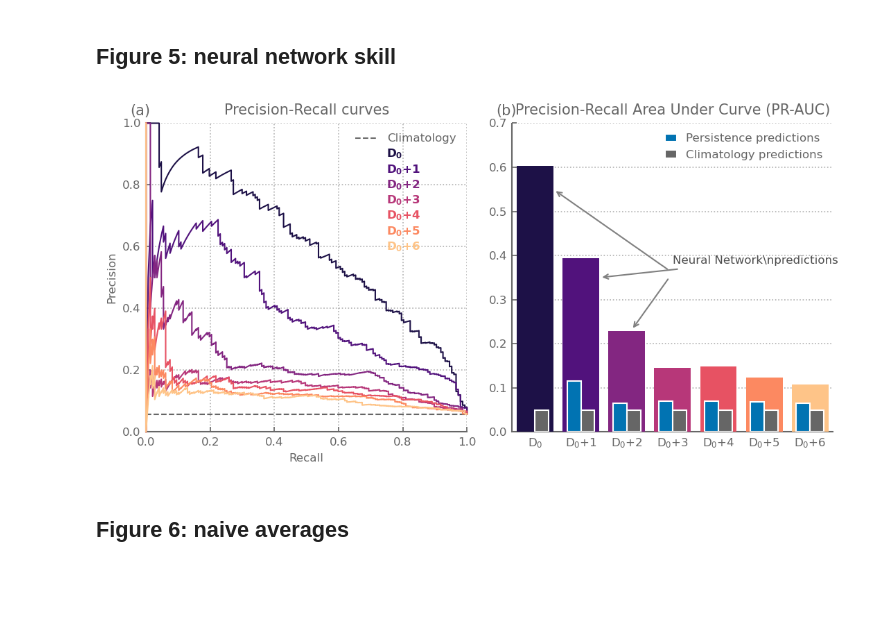
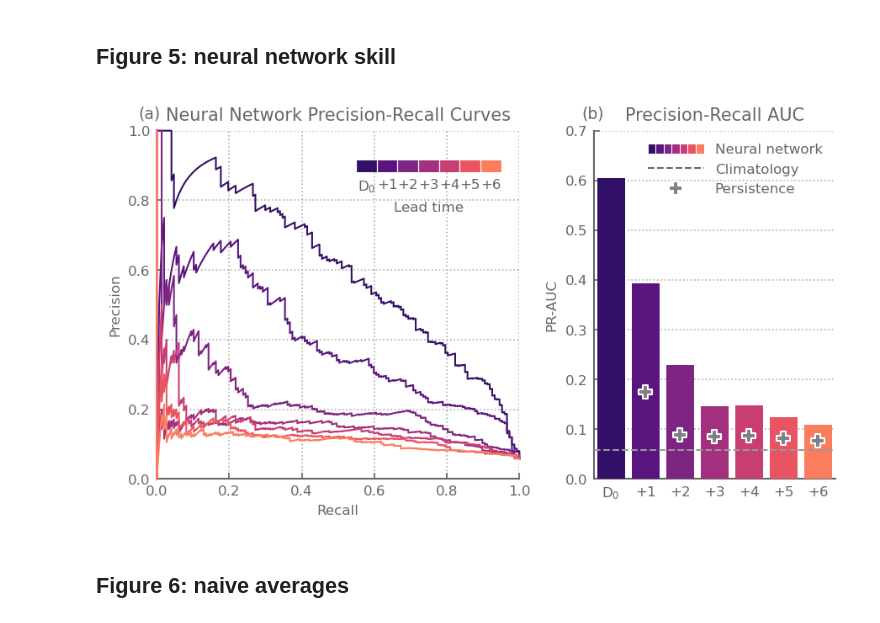
Before and after one commit to rguilcas/predict_rain_norway, a Jupyter notebook: diagnostics_newproj/paper/Plots_v2.ipynb, the cells around one changed output. Cells and saved outputs as stored; diff of their text form; code cells hidden in the pictures; blank space fills up the shorter version.

```diff
--- a/diagnostics_newproj/paper/Plots_v2.ipynb
+++ b/diagnostics_newproj/paper/Plots_v2.ipynb
@@ -223,68 +242,77 @@ climatology = climatology.isel(timestep=0).values
 # %%
-fig, axs = plt.subplots(1,2, figsize=(7.5,3.7))
+fig, axs = plt.subplots(1,2, figsize=(6,3.5), width_ratios=[1.5,1])
 
-from sklearn.metrics import precision_recall_curve, average_precision_score
-colors = sns.color_palette('magma', n_colors=7)
+colors = sns.color_palette('magma', n_colors=10)[1:8]
 for k in range(7):
     precision, recall, _ = precision_recall_curve(ds_predictions.sel(timestep=k).targets.where(ds_predictions.sel(timestep=k).dataset=='test', drop=True),
                                                 ds_predictions.sel(timestep=k).predictions.where(ds_predictions.sel(timestep=k).dataset=='test', drop=True))
     axs[0].plot(recall, precision, label=None, lw=1, clip_on=False, zorder=100, color=colors[k])
 
 list_labels =[r'D$_0\plus$'+f'{k}' if k >0 else f'D$_0$' for k in range(7)]
-for k in range(7):
-    axs[0].text(0.75, 0.90-k*0.05, list_labels[k], transform=axs[0].transAxes, color=colors[k], fontsize=8,  va='center', zorder=200, weight='bold', ha='left')
+# for k in range(7):
+#     axs[0].text(0.75, 0.90-k*0.05, list_labels[k], transform=axs[0].transAxes, color=colors[k], fontsize=8,  va='center', zorder=200, weight='bold', ha='left')
 
-# axs[0].plot([0,1,1],[1,1,0], label='Perfect\nclassifier', color='C2', lw=1, clip_on=False, zorder=100, ls='dashdot')
-axs[0].axhline(climatology, label='Climatology', color='.4', linestyle='--')
-
-
+# axs[0].axhline(climatology_freq, label='Climatology', color='.4', linestyle='--')
 axs[0].set(xlim = (0,1,), ylim=(0,1))
 axs[0].grid()
 axs[0].legend(handlelength=2, loc='upper right')
-axs[0].set_title('Precision-Recall curves', size=10)
+axs[0].set_title('Neural Network Precision-Recall Curves', size=10)
 axs[0].set_xlabel('Recall')
 axs[0].set_ylabel('Precision')
 
-from sklearn.metrics import average_precision_score
-prauc_nn = np.array([average_precision_score(ds_predictions.sel(timestep=k).targets.where(ds_predictions.sel(timestep=k).dataset=='test', drop=True),
-                        ds_predictions.sel(timestep=k).predictions.where(ds_predictions.sel(timestep=k).dataset=='test', drop=True)) for k in range(7)])
-# axs[1].plot(np.arange(0,7,1),prauc_nn , label='Neural Network predictions', marker='o', markersize=4, color='C2', clip_on=False, zorder=100, lw=1.5)
-prauc_persistence = np.array([average_precision_score(ds_predictions.sel(timestep=k).targets.where(ds_predictions.sel(timestep=k).dataset=='test', drop=True),
-                        persistance.sel(timestep=k).where(ds_predictions.dataset=='test', drop=True)) for k in range(1,7)],)
+
+from matplotlib.colors import ListedColormap, BoundaryNorm
+from matplotlib.cm import ScalarMappable
+
+cm_lead = ListedColormap(colors)
+norm = BoundaryNorm(np.arange(-0.5, 7.5), 7)
+cax = axs[0].inset_axes([0.55, 0.88, 0.4, 0.035])          # x, y, width, height in axes coords
+cb = plt.colorbar(ScalarMappable(norm, cm_lead), cax=cax, orientation='horizontal',
+                  ticks=range(7),)
+
+cb.outline.set_visible(False)
+for s in cax.spines.values():
+    s.set_visible(False)
+
+cb.set_ticklabels(['D$_0$'] + [f'+{k}' for k in range(1, 7)])
+cb.ax.tick_params(labelsize=8, length=0, bottom=False)
+cb.ax.tick_params(which='minor', length=10, color='white')
+cb.set_label('Lead time', fontsize=8)
+
+# cb.dividers.set_color('white')
+# cb.dividers.set_linewidth(1.5)   # adjust thickness
 
 axs[1].bar( np.arange(0,7,1),prauc_nn ,  clip_on=False, zorder=100, color=colors, width=.8)
-axs[1].bar( np.arange(1,7,1)-.15,prauc_persistence , label='Persistence predictions',  clip_on=True, zorder=100, color='C0', width=.3, edgecolor='1')
-axs[1].bar( np.arange(0,7,1)+.15,prauc_nn-prauc_nn+0.05 , label='Climatology predictions',  clip_on=True, zorder=100, color='.4', width=.3, edgecolor='1')
+axs[1].scatter( np.arange(1,7,1),prauc_pers[1:] , label='Persistence predictions',  clip_on=True, zorder=100, color='.5', edgecolor='1', marker='P', s=60,)
+axs[1].axhline(climatology_freq, label='Climatology', color='.6', linestyle='--', zorder=1000,)
 
 
-# axs[1].scatter(np.arange(1,7,1),prauc_persistence, label='Predictions based on persistence', clip_on=False, marker='s', s=4, color='C0', zorder=100, lw=1)
-# axs[1].axhline(0.05, label='Predictions based on climatology', color='.3', linestyle='--')
 
 axs[1].set_xticks(np.arange(0,7))
-axs[1].set_xticklabels(['D$_0$']+[r"D$_0\plus$"+f"{t}" for t in range(1,7)] )
+axs[1].set_xticklabels(['D$_0$']+[r"$\plus$"+f"{t}" for t in range(1,7)] )
 
+nn_handle   = tuple(Patch(facecolor=c, edgecolor='white',linewidth=0.5) for c in colors)
+pers_handle = Line2D([0], [0], marker='P', ls='none',
+                     markerfacecolor='.5', markeredgecolor='1', markersize=np.sqrt(60))                              # or a marker, see below
+clim_handle = Line2D([0], [0], color='0.4', ls='--')
 
-axs[1].legend(frameon=True, framealpha=1, edgecolor='1')
+axs[1].legend([nn_handle, clim_handle, pers_handle],
+            ['Neural network', 'Climatology','Persistence'],
+            handler_map={tuple: HandlerTuple(ndivide=None, pad=0)},
+            handlelength=4, frameon=False)
 axs[1].set_ylim(0,0.7)
 axs[1].grid(zorder=200, axis='y')
 axs[1].set_xlim(-.5,6.5)
-axs[1].set_title('Precision-Recall Area Under Curve (PR-AUC)')
-# axs[1].set_xlabel('Predicted day (from D$_0$)')
-axs[1].annotate(r'Neural Network\npredictions', xy=(1.4, 0.35),xytext=(3, 0.4), arrowprops=dict(arrowstyle='->', color='.5'),
-                color='.3', fontsize=8,  va='top', zorder=200, weight='normal', ha='left')
-axs[1].annotate('\n\n', xy=(0.4, 0.55),xytext=(3, 0.4), arrowprops=dict(arrowstyle='->', color='.5'),
-                color='.3', fontsize=8,  va='top', zorder=200, weight='normal', ha='left')
-axs[1].annotate('\n\n', xy=(2.1, 0.23),xytext=(3, 0.4), arrowprops=dict(arrowstyle='->', color='.5'),
-                color='.3', fontsize=8,  va='top', zorder=200, weight='normal', ha='left')
+axs[1].set_title('Precision-Recall AUC')
+axs[1].set_ylabel('PR-AUC')
 
-axs[0].text(-.05, 1.04,'(a)', transform=axs[0].transAxes, va='center', ha='left', weight='normal', size=10)
-axs[1].text(-0.05, 1.04,'(b)', transform=axs[1].transAxes, va='center', ha='left', weight='normal', size=10)
+axs[0].text(-.05, 1.05,'(a)', transform=axs[0].transAxes, va='center', ha='left', weight='normal', size=9)
+axs[1].text(-0.05, 1.05,'(b)', transform=axs[1].transAxes, va='center', ha='left', weight='normal', size=9)
 
 plt.tight_layout()
-
 plt.savefig('../paper/plots/pdf_revisions/fig05.pdf', bbox_inches='tight')
 # %% [output]
-[figure, old version]
+[figure, new version]
 # %% [markdown]
 ## Figure 6: naive averages
 # %%
```
Also changed, not shown: parts of 30 cells of this notebook.
